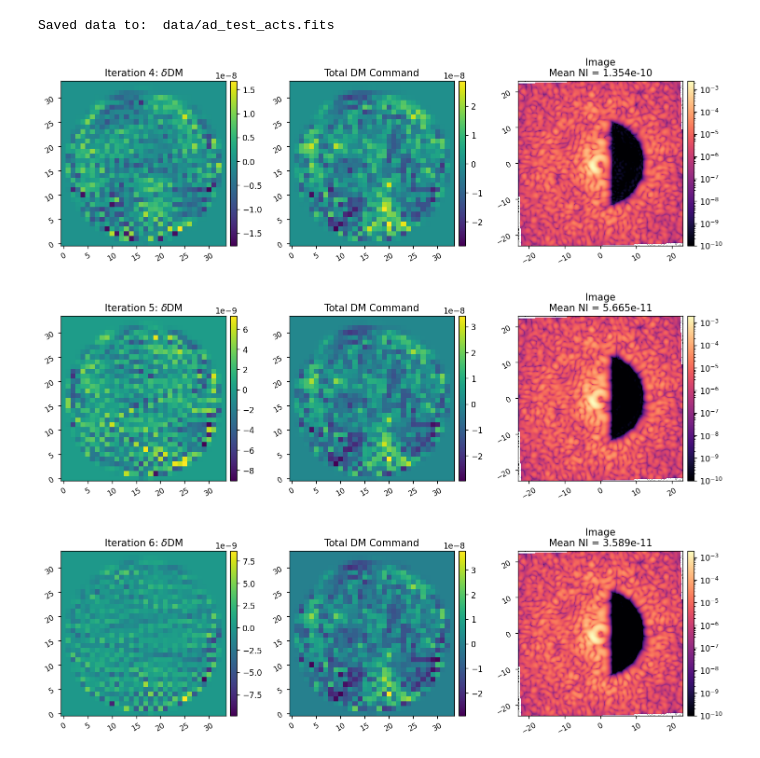
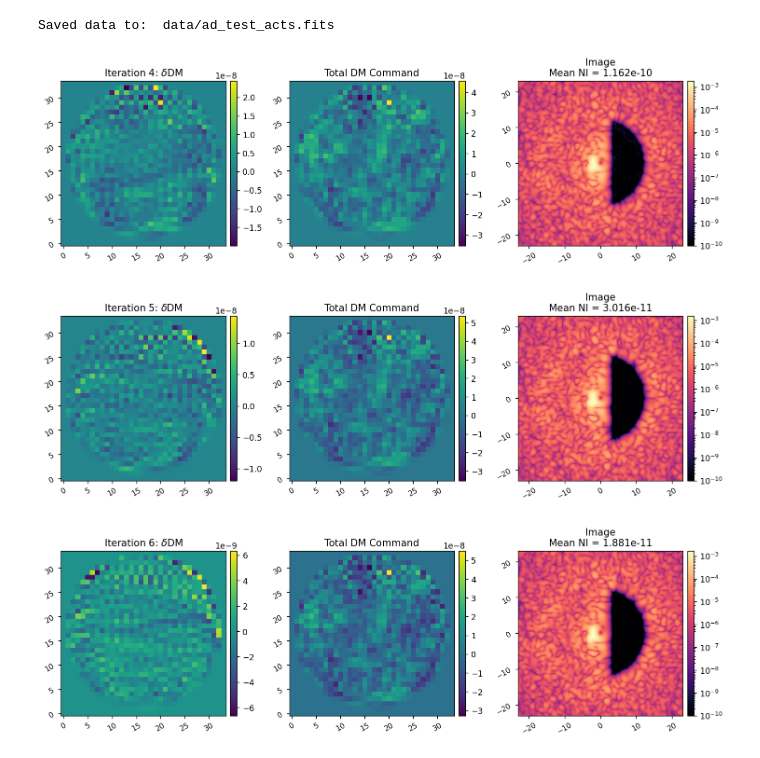
Before and after one commit to uasal/scoob-psf, a Jupyter notebook: notebooks/ad_scoob_efc.ipynb, the cells around one changed output. Saved outputs shown, nothing was run; the diff lists cells and outputs as text; code cells hidden in the pictures.

```diff
--- a/notebooks/ad_scoob_efc.ipynb
+++ b/notebooks/ad_scoob_efc.ipynb
@@ -59,11 +61,11 @@ reload(ad_scoob)
 m = ad_scoob.MODEL()
 m.WFE = WFE
 
-# m.npsf = 150
-m.det_rotation = 178
+m.npsf = 150
+# m.det_rotation = 178
 # m.psf_pixelscale_lamD = 0.307
 
-m.create_control_mask()
+control_mask = lina.utils.create_annular_control_mask(m.npsf, m.psf_pixelscale_lamD, iwa=3, owa=12, edge=3, rotation=0, centered=True)
 
 acts = np.zeros(m.Nacts)
 
@@ -71,7 +73,7 @@ ref_psf = m.snap(acts, use_vortex=False)
 m.Imax_ref = xp.max(ref_psf)
 ref_coro_im = m.snap(acts)
 
-imshow3(ref_psf/m.Imax_ref, ref_coro_im, ref_coro_im*m.control_mask,
+imshow3(ref_psf/m.Imax_ref, ref_coro_im, ref_coro_im*control_mask,
         pxscl=m.psf_pixelscale_lamD, lognorm=True, vmin1=1e-5, vmin2=1e-8)
 # %% [output]
 Oversampling > 2x suggested for reliable results in Fresnel propagation.
@@ -175,36 +177,36 @@ all_efs = []
 all_commands = []
 # %%
 reload(ad_scoob)
-reload(ad_efc)
+reload(adefc)
 
 r_cond = 1e-2
 r_cond = 1e-3
 # r_cond = 1e-4
 # r_cond = 1e-5
 r_cond = 1e-6
 
 bfgs_tol = 1e-2
 bfgs_tol = 1e-3
-bfgs_tol = 1e-4
+# bfgs_tol = 1e-4
 bfgs_tol = 1e-5
 
 bfgs_opts = {
     'disp':False,
     # 'ftol':1e-6,
     # 'gtol':1e-6,
 }
 
-all_ims, all_efs, all_commands = ad_efc.sim(m, ad_scoob.val_and_grad,
+all_ims, all_efs, all_commands = adefc.sim(m, ad_scoob.val_and_grad, control_mask,
                                             Nitr=3,
                                             reg_cond=r_cond,
                                             bfgs_tol=bfgs_tol,
                                             bfgs_opts=bfgs_opts,
                                             gain=1,
                                             all_ims=all_ims,
                                             all_efs=all_efs,
                                             all_commands=all_commands,
                                             )
 # %% [output]
-[figure, old version]
+[figure, new version]
-[figure, old version]
+[figure, new version]
-[figure, old version]
+[figure, new version]
```
Also changed, not shown: parts of 5 cells of this notebook, 2 other files.
